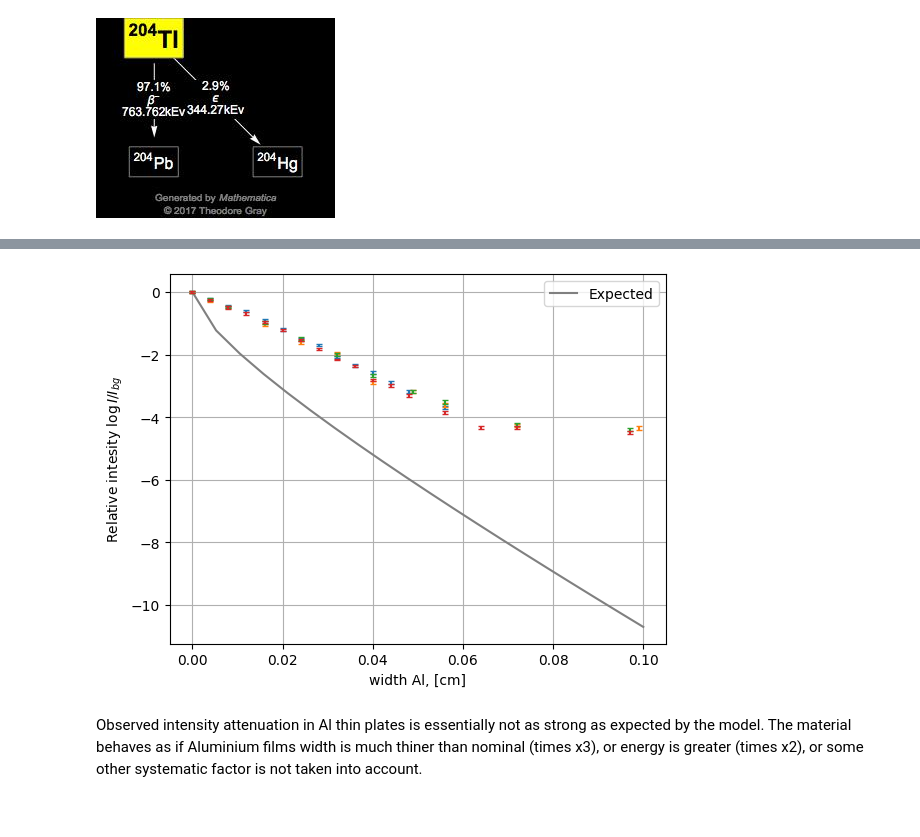
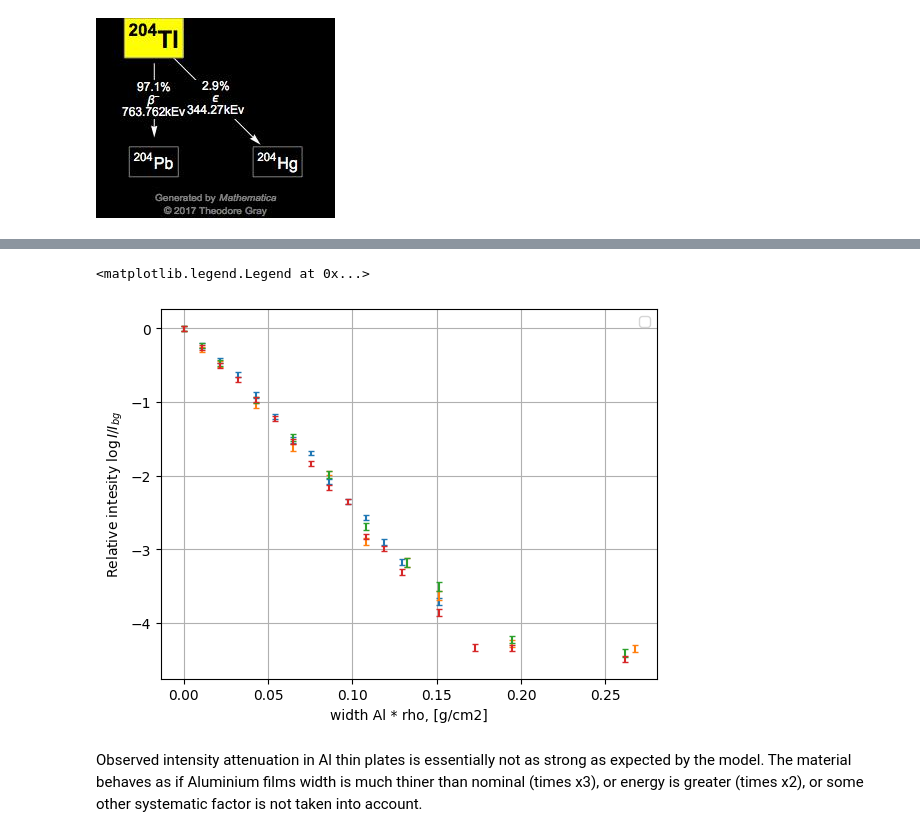
Before and after one commit to evgeny-kolonsky/Lab4, a Jupyter notebook: NU/Attenuation_model.ipynb, the cells around one changed output, grey strips where cells are left out. Drawn from its saved outputs; the diff is of its cells as text; code cells hidden in the pictures.

```diff
--- a/NU/Attenuation_model.ipynb
+++ b/NU/Attenuation_model.ipynb
@@ -480,7 +480,7 @@ for depth in depths:
   total_i = np.append(total_i, s )
 
 total_i /= total_i[0]
-plt.plot(depths, np.log(total_i), color='gray', label='Expected')
+#plt.plot(depths * rho, np.log(total_i), color='gray', label='Expected')
 
 URL = 'https://raw.githubusercontent.com/tphlabs/data/main/Lab4_Nuclear/2023_12_28/'
 
@@ -498,9 +498,9 @@ for num in [2, 3, 5, 7]:
   I_err = delta * I_rel
   log_I_rel = I_err / I_rel # error of log
 
-  plt.errorbar(d, np.log(I_rel), capsize=2, yerr=log_I_rel, linestyle='')
+  plt.errorbar(d * rho, np.log(I_rel), capsize=2, yerr=log_I_rel, linestyle='')
 
-plt.xlabel('width Al, [cm]')
+plt.xlabel('width Al * rho, [g/cm2]')
 plt.ylabel(r'Relative intesity $\log I/I_{bg}$')
 plt.grid()
 plt.legend()
@@ -509,4 +509,5 @@ plt.legend()
+<matplotlib.legend.Legend at 0x...>
-[figure, old version]
+[figure, new version]
 # %% [markdown]
 Observed intensity attenuation in Al thin plates is essentially not as strong as expected by the model. The material behaves as if Aluminium films width is much thiner than nominal (times x3), or energy is greater (times x2), or some other systematic factor is not taken into account.
 # %% [markdown]
```
Also changed, not shown: parts of 8 cells of this notebook.
